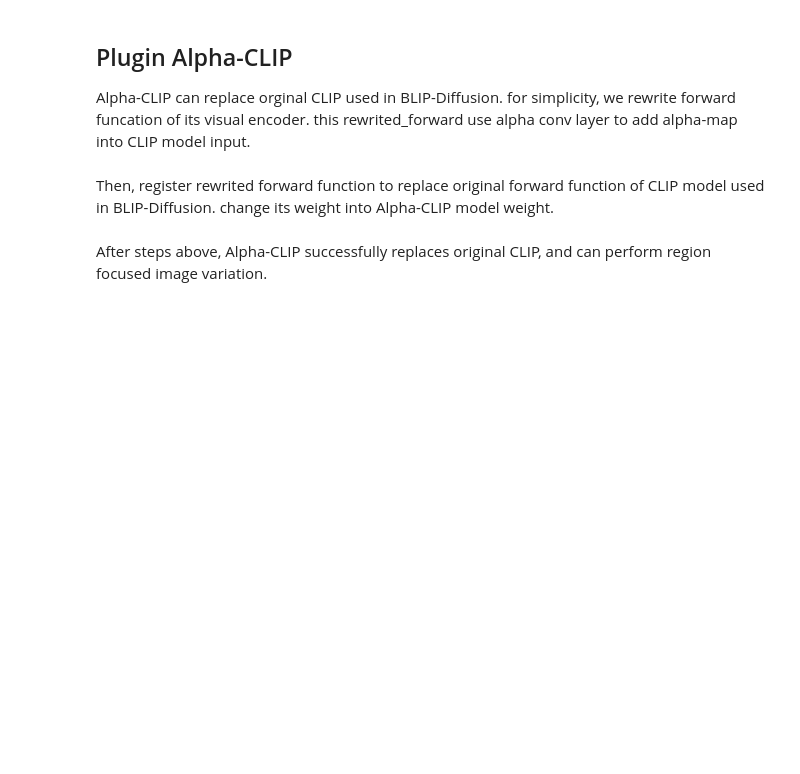
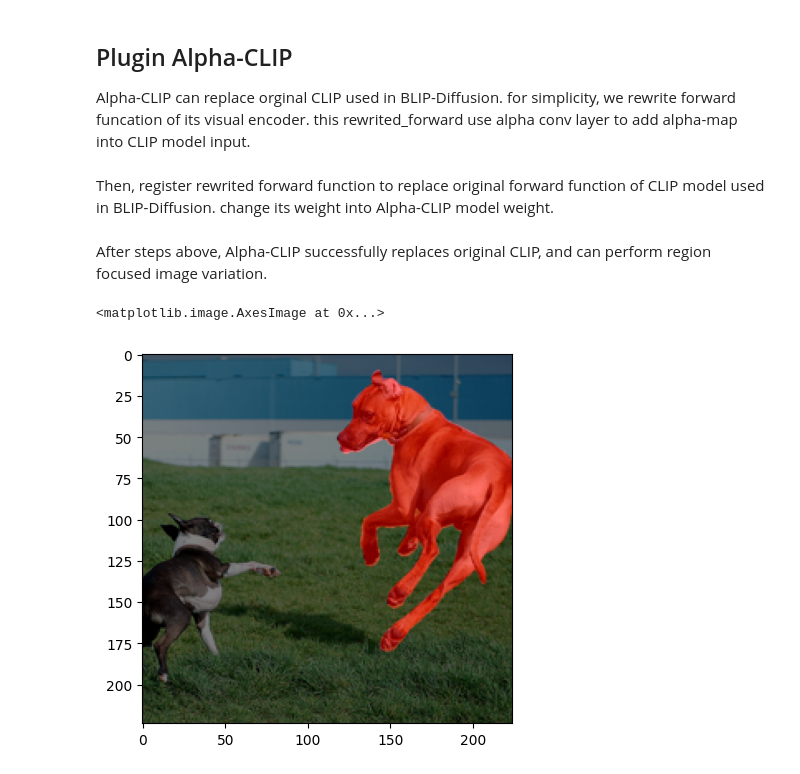
Before and after one commit to SunzeY/AlphaCLIP, a Jupyter notebook: notebooks/blip_diffusion.ipynb, the cells around one changed output. Saved outputs shown, nothing was run; the diff lists cells and outputs as text; code cells hidden in the pictures; blank space fills up the shorter version.

```diff
--- a/notebooks/blip_diffusion.ipynb
+++ b/notebooks/blip_diffusion.ipynb
@@ -71,2 +127,20 @@ model.blip.visual_encoder.load_state_dict(converted_dict, strict=False)
 # %% [markdown]
 After steps above, Alpha-CLIP successfully replaces original CLIP, and can perform region focused image variation.
+# %%
+class_name = "Boston_bull" # choose from ["Boston_bull", "Rhodesian_ridgeback"]
+raw_image = Image.open(pth + "/" + "image.png").convert("RGB")
+wb_mask_pil = Image.open(pth + "/" + class_name + '.png')
+wb_mask_image = vis_preprocess["eval"].transform.transforms[0](wb_mask_pil)
+wb_mask_image = vis_preprocess["eval"].transform.transforms[1](wb_mask_image)
+wb_mask = np.array(wb_mask_image)
+# %%
+ori_image = vis_preprocess["eval"].transform.transforms[0](raw_image)
+ori_image = vis_preprocess["eval"].transform.transforms[1](ori_image)
+mask = deepcopy(wb_mask)
+mask[:, :, 1:] = 0
+ori_image = (np.array(ori_image) * 0.5 + mask * 0.5).astype(np.uint8)
+ori_image = np.array(ori_image)
+plt.imshow(ori_image)
+# %% [output]
+<matplotlib.image.AxesImage at 0x...>
+[figure, added]
```
Also changed, not shown: parts of 7 cells of this notebook, 4 other files.
